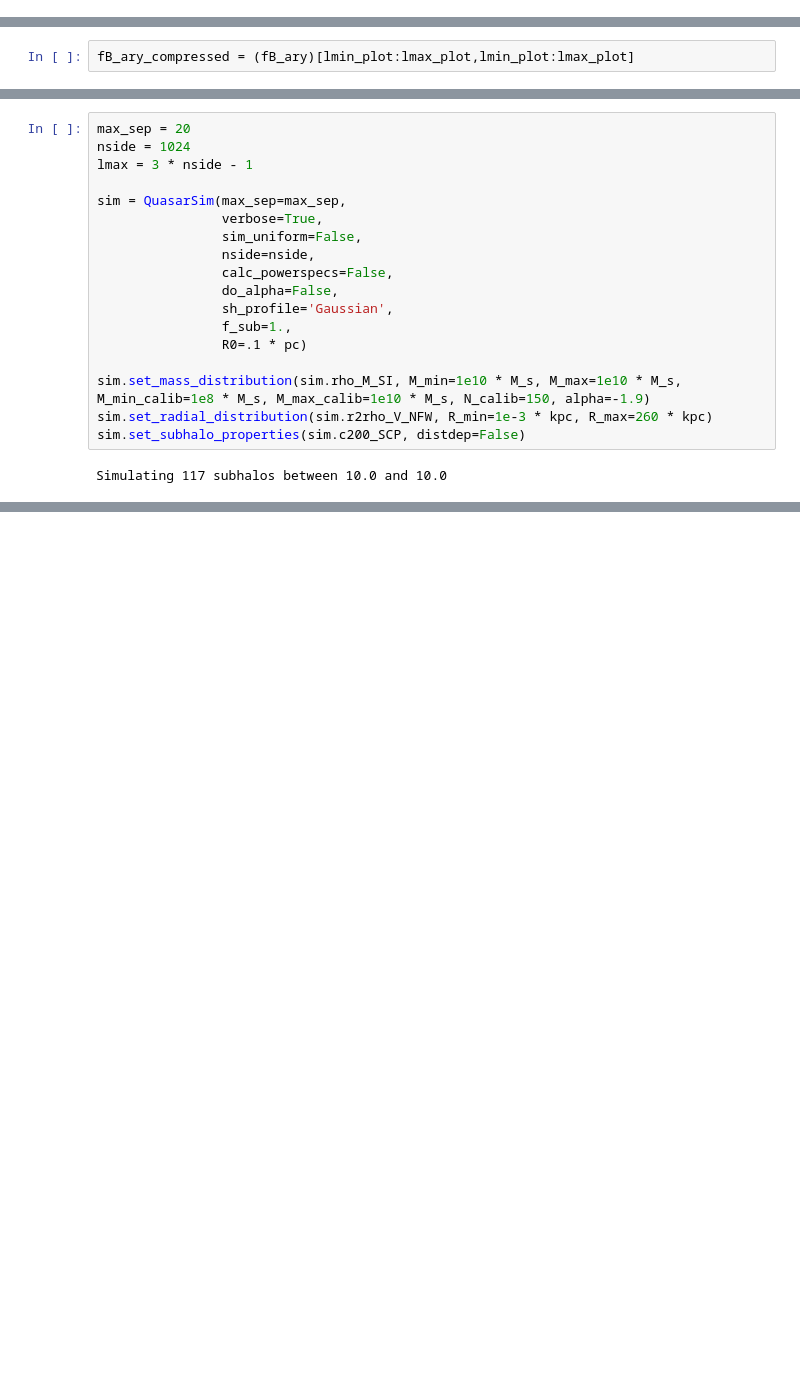
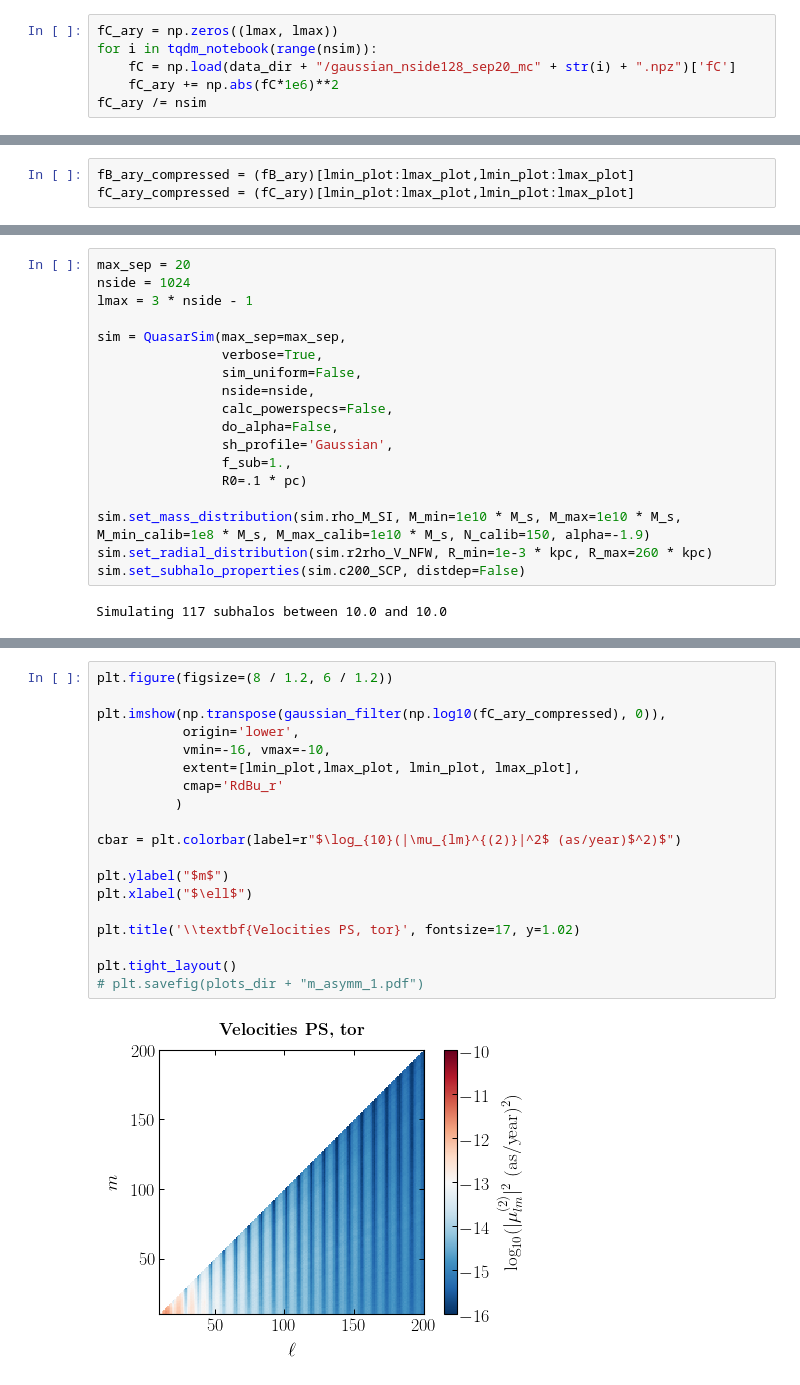
Before and after one commit to smsharma/astrometry-lensing-correlations, a Jupyter notebook: notebooks/01_simulations.ipynb, the cells around one changed output, grey strips where cells are left out. Saved outputs shown, nothing was run; the diff lists cells and outputs as text; blank space fills up the shorter version.

```diff
--- a/notebooks/01_simulations.ipynb
+++ b/notebooks/01_simulations.ipynb
@@ -94 +95,7 @@ fB_ary /= nsim
 [interactive output not drawn]
+# %%
+fC_ary = np.zeros((lmax, lmax))
+for i in tqdm_notebook(range(nsim)):
+    fC = np.load(data_dir + "/gaussian_nside128_sep20_mc" + str(i) + ".npz")['fC']
+    fC_ary += np.abs(fC*1e6)**2
+fC_ary /= nsim
@@ -95,5 +105,6 @@ fB_ary /= nsim
 # %%
 fB_ary_compressed = (fB_ary)[lmin_plot:lmax_plot,lmin_plot:lmax_plot]
+fC_ary_compressed = (fC_ary)[lmin_plot:lmax_plot,lmin_plot:lmax_plot]
 # %%
 av_ary = np.zeros_like(fB_ary_compressed)
 for l in range(len(av_ary)):
@@ -194,0 +253,21 @@ plt.hist(sim.mu_qsrs, bins=np.linspace(0,0.000000001));
+# %%
+plt.figure(figsize=(8 / 1.2, 6 / 1.2))
+
+plt.imshow(np.transpose(gaussian_filter(np.log10(fC_ary_compressed), 0)),
+           origin='lower',
+           vmin=-16, vmax=-10,
+           extent=[lmin_plot,lmax_plot, lmin_plot, lmax_plot],
+           cmap='RdBu_r'
+          )
+
+cbar = plt.colorbar(label=r"$\log_{10}(|\mu_{lm}^{(2)}|^2$ (as/year)$^2)$")
+
+plt.ylabel("$m$")
+plt.xlabel("$\ell$")
+
+plt.title('\\textbf{Velocities PS, tor}', fontsize=17, y=1.02)
+
+plt.tight_layout()
+# plt.savefig(plots_dir + "m_asymm_1.pdf")
+# %% [output]
+[figure, added]
```
Also changed, not shown: parts of 16 cells of this notebook, 2 other files.
